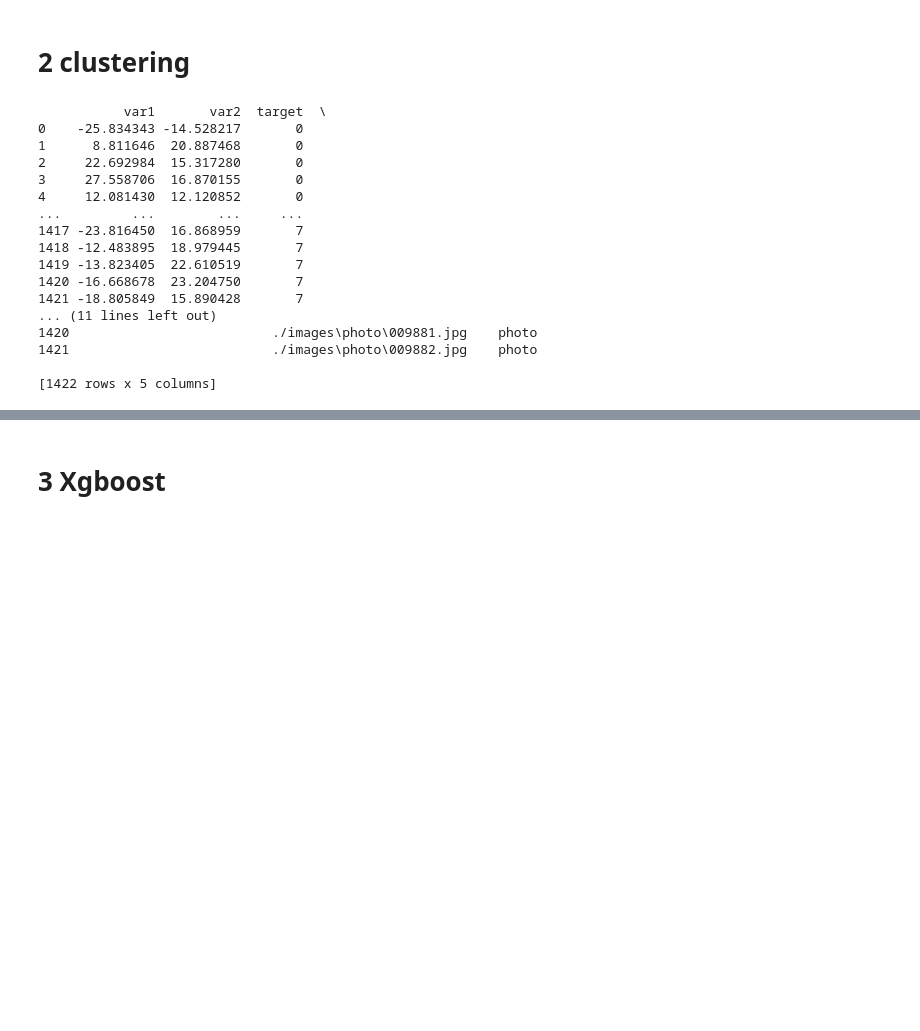
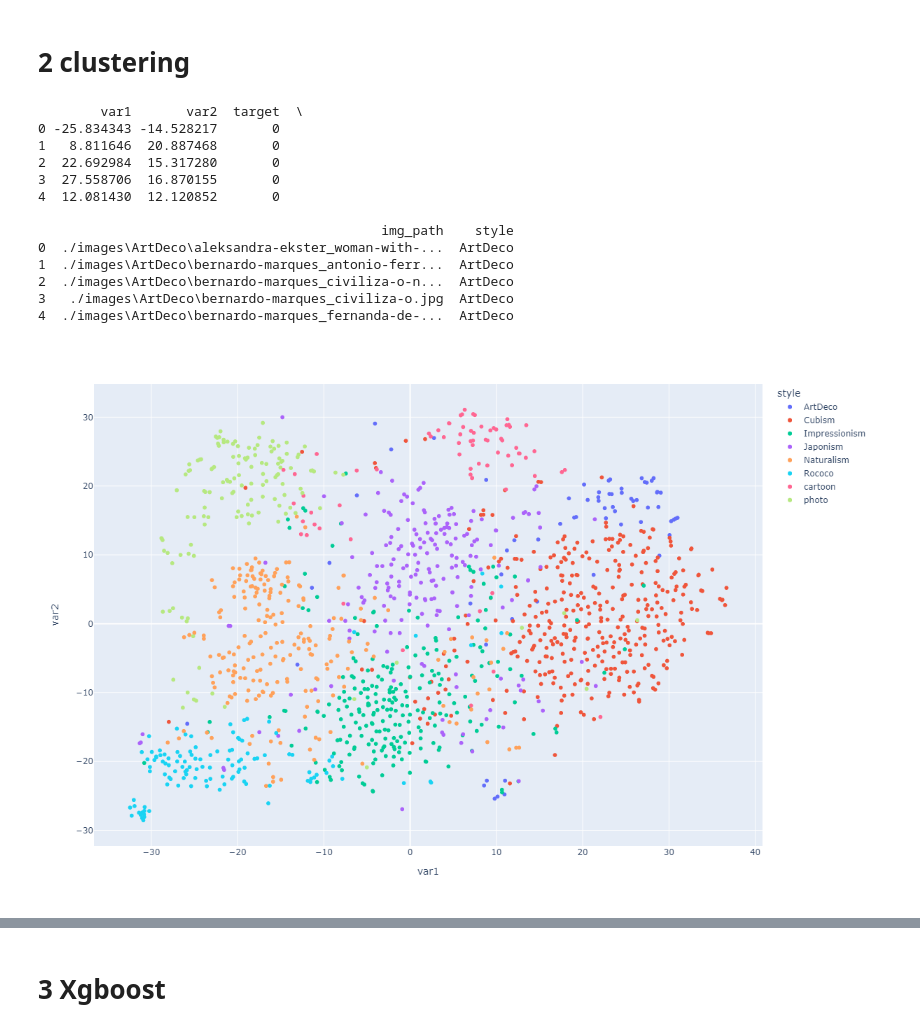
Before and after one commit to theisub/ArtClassify, a Jupyter notebook: task.ipynb, the cells around one changed output, grey strips where cells are left out. Cells and saved outputs as stored; diff of their text form; code cells hidden in the pictures; blank space fills up the shorter version.

Commit message:
Changed interactive plotly scatter plots to static pngs

```diff
--- a/task.ipynb
+++ b/task.ipynb
@@ -438,51 +438,56 @@ from sklearn.decomposition import PCA
 import seaborn as sns
 import plotly.express as px
 import pandas as pd
 from sklearn.manifold import TSNE
 from sklearn.preprocessing import StandardScaler
+import plotly.graph_objects as go
+from PIL import Image
 
 
 pca = TSNE(n_components=2,learning_rate='auto',init='random',random_state=1)
 temp = np.copy(feature_vector)
 
 
 scaler = StandardScaler()
 temp =scaler.fit_transform(temp)
 
 plotik = pca.fit_transform(temp)
 
 styles = [traindata.classes[x] for x in classes]
 
 
 df = pd.DataFrame(plotik, columns=["var1","var2"])
 df['target'] = classes
 df['img_path'] = paths
 df['style'] = styles
-print(df)
+print(df.head())
 fig = px.scatter(df, x="var1", y="var2", color="style", hover_data=['img_path'])
 fig.update_layout(
     autosize=False,
     width=1200,
     height=800)
-fig.show()
+fig
+
+
+# данные 2 строки только для вывода картинки на гитхабе, в обычном ноутбуке вызовется интерактивный plotly, где можно выбрать точку и увидеть путь файла
+# (было интересно посмотреть какие именно картинки попали в другие кластеры)
+image = Image.open('cluster1.png')
+image
 # %% [output]
-           var1       var2  target  \
-0    -25.834343 -14.528217       0
-1      8.811646  20.887468       0
-2     22.692984  15.317280       0
-3     27.558706  16.870155       0
-4     12.081430  12.120852       0
-...         ...        ...     ...
-1417 -23.816450  16.868959       7
-1418 -12.483895  18.979445       7
-1419 -13.823405  22.610519       7
-1420 -16.668678  23.204750       7
-1421 -18.805849  15.890428       7
-... (11 lines left out)
-1420                          ./images\photo\009881.jpg    photo
-1421                          ./images\photo\009882.jpg    photo
+        var1       var2  target  \
+0 -25.834343 -14.528217       0
+1   8.811646  20.887468       0
+2  22.692984  15.317280       0
+3  27.558706  16.870155       0
+4  12.081430  12.120852       0
 
-[1422 rows x 5 columns]
+                                            img_path    style
+0  ./images\ArtDeco\aleksandra-ekster_woman-with-...  ArtDeco
+1  ./images\ArtDeco\bernardo-marques_antonio-ferr...  ArtDeco
+2  ./images\ArtDeco\bernardo-marques_civiliza-o-n...  ArtDeco
+3   ./images\ArtDeco\bernardo-marques_civiliza-o.jpg  ArtDeco
+4  ./images\ArtDeco\bernardo-marques_fernanda-de-...  ArtDeco
+[figure, added]
 # %%
 from sklearn.cluster import KMeans
 from sklearn.metrics import silhouette_score
```
Also changed, not shown: parts of 2 cells of this notebook, 2 other files.
